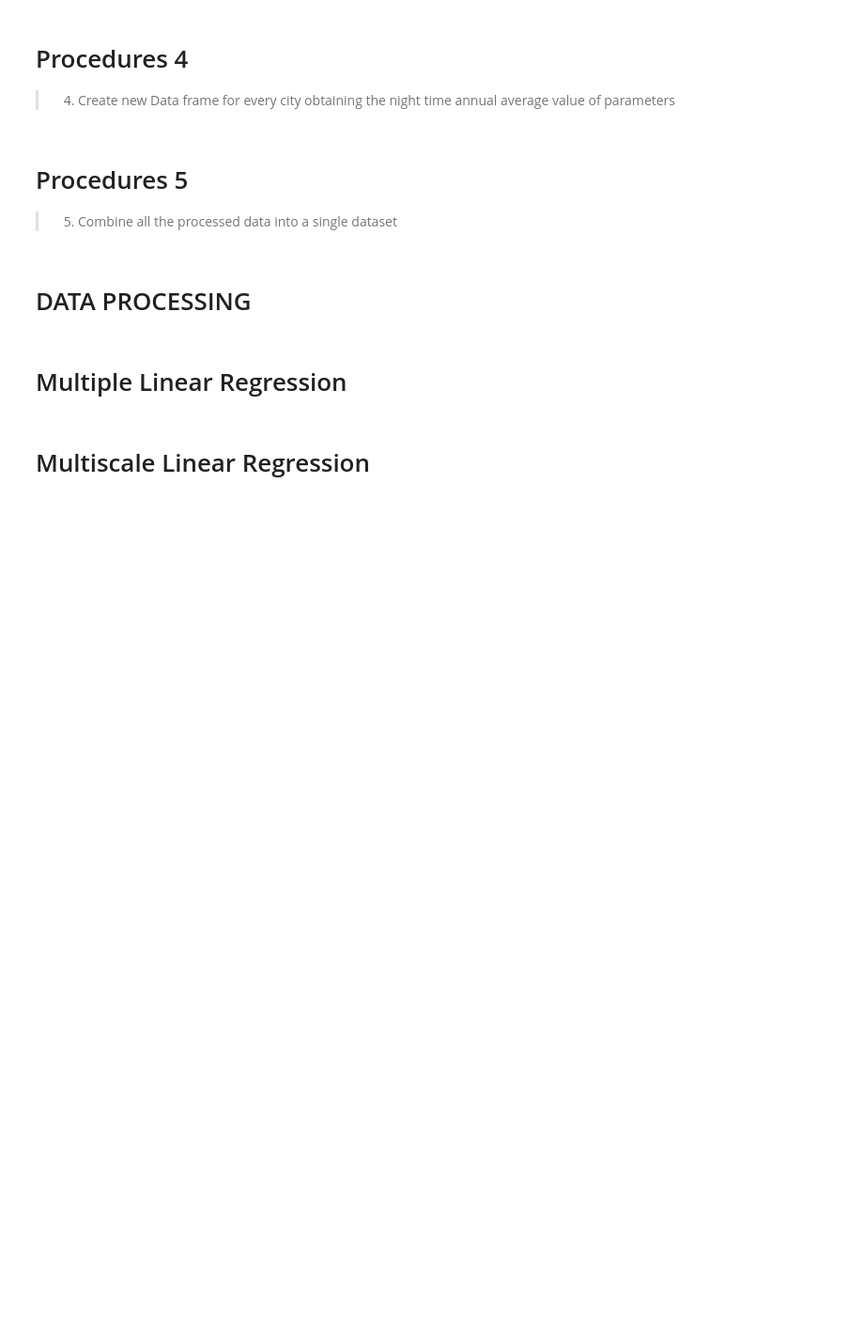
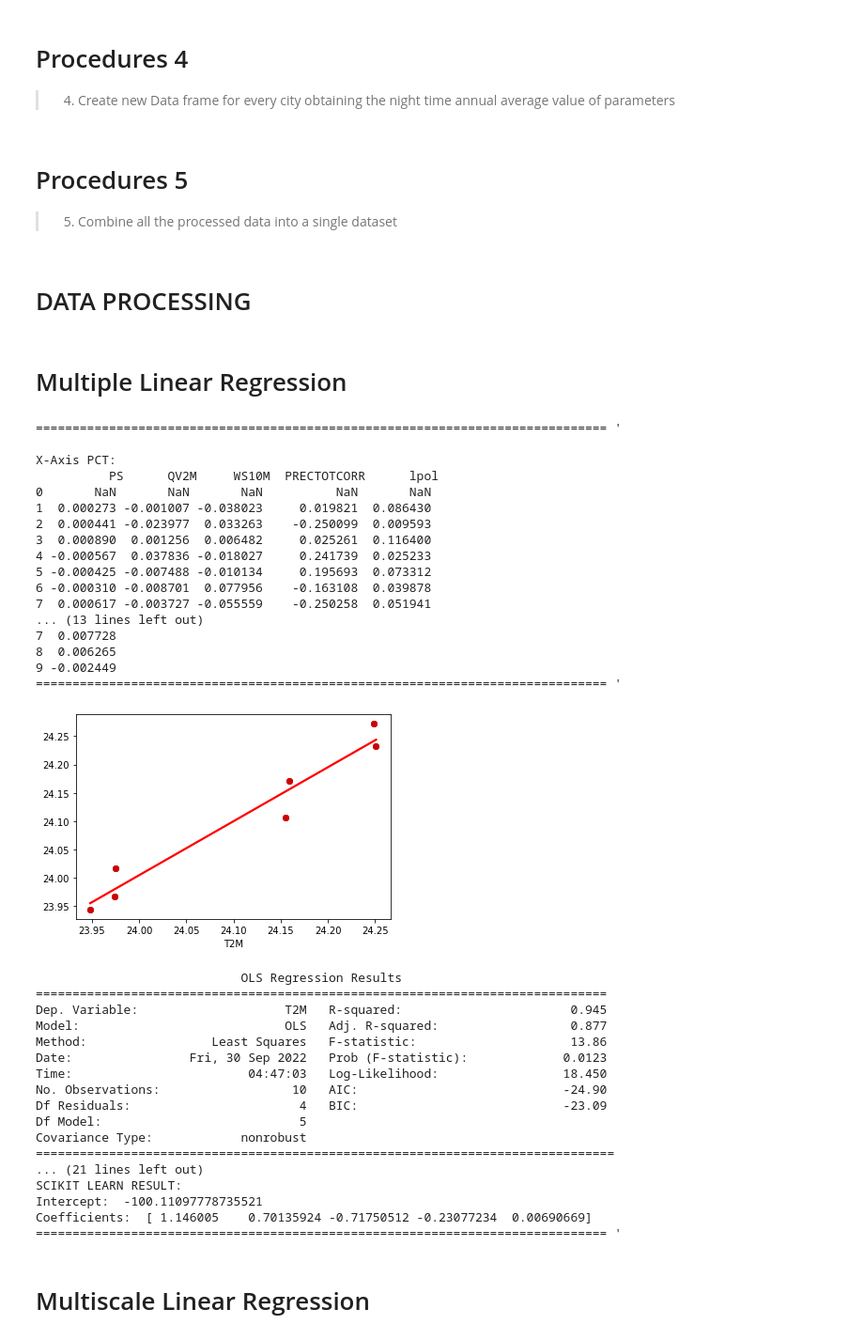
Before and after one commit to callmemark/Correlation-of-Night-Air-Temperature-and-light-pollution-in-major-cities-in-the-Philippines, a Jupyter notebook: Thesis_Proc.ipynb, the cells around one changed output. Shown at 94% size. Cells and saved outputs as stored; diff of their text form; code cells hidden in the pictures; blank space fills up the shorter version.

```diff
--- a/Thesis_Proc.ipynb
+++ b/Thesis_Proc.ipynb
@@ -393,0 +375,42 @@ MANILA_CITY_REG.standard_proc()
+# %%
+_x_val = paranaque_df.drop(["Lat", "Long", "T2M"], axis = 1)
+_x_val["lpol"] = lpol_data_dict["Paranaque_City"]
+_y_val = paranaque_df["T2M"]
+
+MMREG_PROCS(_x_val, _y_val).standard_proc()
+# %% [output]
+============================================================================== '
+
+X-Axis PCT:
+          PS      QV2M     WS10M  PRECTOTCORR      lpol
+0       NaN       NaN       NaN          NaN       NaN
+1  0.000273 -0.001007 -0.038023     0.019821  0.086430
+2  0.000441 -0.023977  0.033263    -0.250099  0.009593
+3  0.000890  0.001256  0.006482     0.025261  0.116400
+4 -0.000567  0.037836 -0.018027     0.241739  0.025233
+5 -0.000425 -0.007488 -0.010134     0.195693  0.073312
+6 -0.000310 -0.008701  0.077956    -0.163108  0.039878
+7  0.000617 -0.003727 -0.055559    -0.250258  0.051941
+... (13 lines left out)
+7  0.007728
+8  0.006265
+9 -0.002449
+============================================================================== '
+[figure, added]
+                            OLS Regression Results
+==============================================================================
+Dep. Variable:                    T2M   R-squared:                       0.945
+Model:                            OLS   Adj. R-squared:                  0.877
+Method:                 Least Squares   F-statistic:                     13.86
+Date:                Fri, 30 Sep 2022   Prob (F-statistic):             0.0123
+Time:                        04:47:03   Log-Likelihood:                 18.450
+No. Observations:                  10   AIC:                            -24.90
+Df Residuals:                       4   BIC:                            -23.09
+Df Model:                           5
+Covariance Type:            nonrobust
+===============================================================================
+... (21 lines left out)
+SCIKIT LEARN RESULT:
+Intercept:  -100.11097778735521
+Coefficients:  [ 1.146005    0.70135924 -0.71750512 -0.23077234  0.00690669]
+============================================================================== '
```
Also changed, not shown: parts of 25 cells of this notebook.
